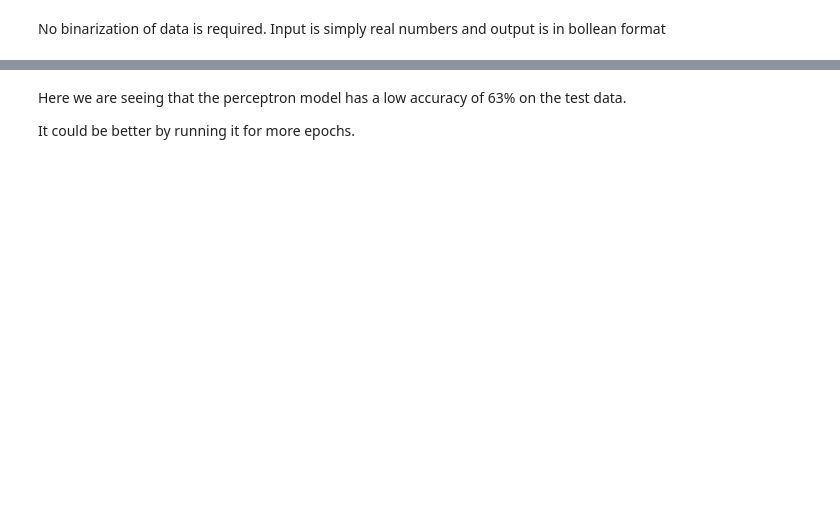
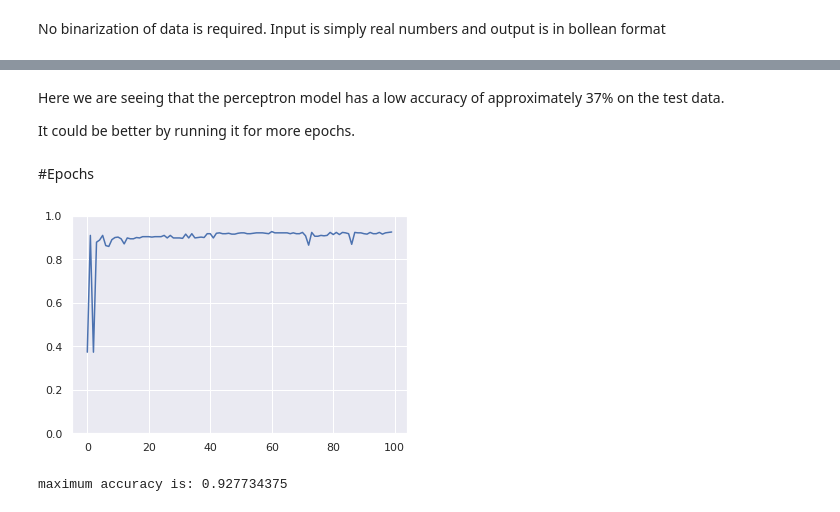
Before and after one commit to aryadeo/NEURAL_NETWORK_BASICS, a Jupyter notebook: Pereptron/Perceptron_detailed.ipynb, the cells around one changed output, grey strips where cells are left out. Drawn from its saved outputs; the diff is of its cells as text; code cells hidden in the pictures; blank space fills up the shorter version.

```diff
--- a/Pereptron/Perceptron_detailed.ipynb
+++ b/Pereptron/Perceptron_detailed.ipynb
@@ -89,4 +93,6 @@ print(accuracy)
 # %% [markdown]
-Here we are seeing that the perceptron model has a low accuracy of 63% on the test data.
+Here we are seeing that the perceptron model has a low accuracy of approximately 37% on the test data.
 
 It could be better by running it for more epochs.
+# %% [markdown]
+#Epochs
@@ -92,0 +148,5 @@ It could be better by running it for more epochs.
+# %%
+perceptron_test.fit(X_train,Y_train,100)
+# %% [output]
+[figure, added]
+maximum accuracy is: 0.927734375
```
Also changed, not shown: parts of 14 cells of this notebook.
